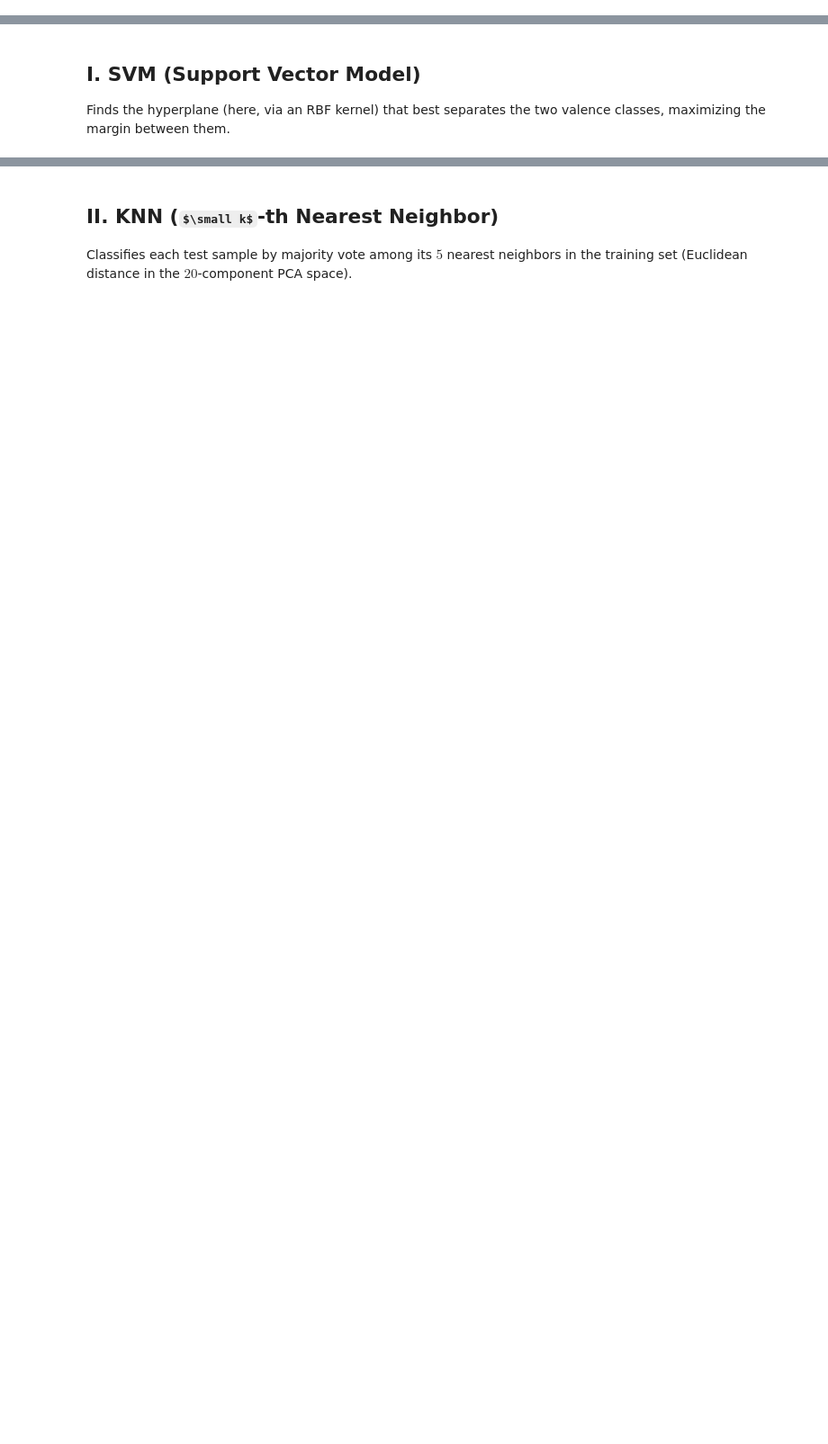
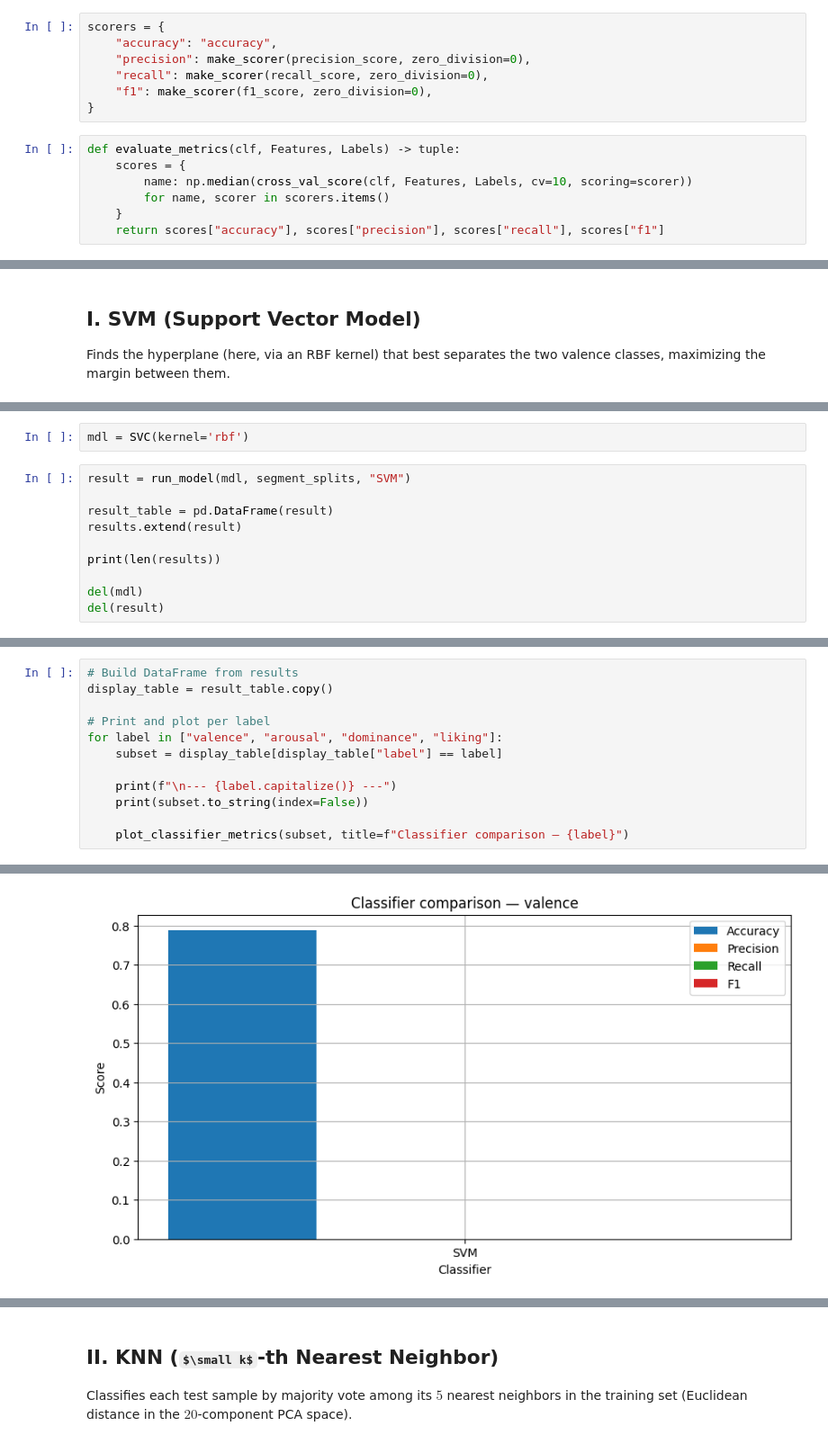
Before and after one commit to lcavagnari/progetto_HCI, a Jupyter notebook: Progetto_HCI.ipynb, the cells around one changed output, grey strips where cells are left out. Shown at 90% size. Saved outputs shown, nothing was run; the diff lists cells and outputs as text; some formulas as TeX source; blank space fills up the shorter version.

```diff
--- a/Progetto_HCI.ipynb
+++ b/Progetto_HCI.ipynb
@@ -448,0 +473,14 @@ def evaluate_metrics(y_true, y_pred) -> tuple:
+# %%
+scorers = {
+    "accuracy": "accuracy",
+    "precision": make_scorer(precision_score, zero_division=0),
+    "recall": make_scorer(recall_score, zero_division=0),
+    "f1": make_scorer(f1_score, zero_division=0),
+}
+# %%
+def evaluate_metrics(clf, Features, Labels) -> tuple:
+    scores = {
+        name: np.median(cross_val_score(clf, Features, Labels, cv=10, scoring=scorer))
+        for name, scorer in scorers.items()
+    }
+    return scores["accuracy"], scores["precision"], scores["recall"], scores["f1"]
@@ -501,0 +520,12 @@ F1:        0.0303
+# %%
+mdl = SVC(kernel='rbf')
+# %%
+result = run_model(mdl, segment_splits, "SVM")
+
+result_table = pd.DataFrame(result)
+results.extend(result)
+
+print(len(results))
+
+del(mdl)
+del(result)
@@ -501,0 +534,13 @@ F1:        0.0303
+# %%
+# Build DataFrame from results
+display_table = result_table.copy()
+
+# Print and plot per label
+for label in ["valence", "arousal", "dominance", "liking"]:
+    subset = display_table[display_table["label"] == label]
+
+    print(f"\n--- {label.capitalize()} ---")
+    print(subset.to_string(index=False))
+
+    plot_classifier_metrics(subset, title=f"Classifier comparison — {label}")
+# %% [output]
@@ -501,0 +553 @@ F1:        0.0303
+[figure, added]
```
Also changed, not shown: parts of 57 cells of this notebook, 1 other file.
